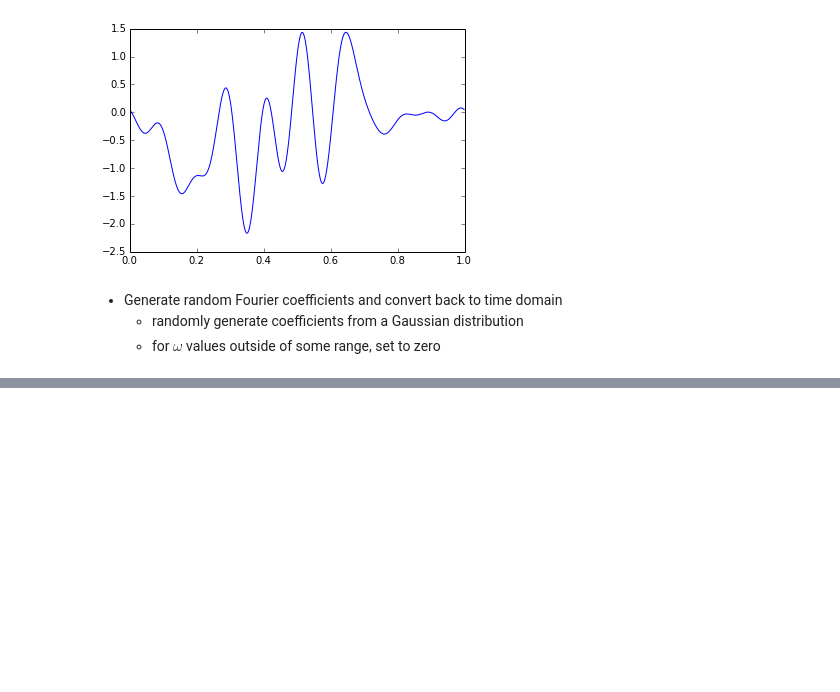
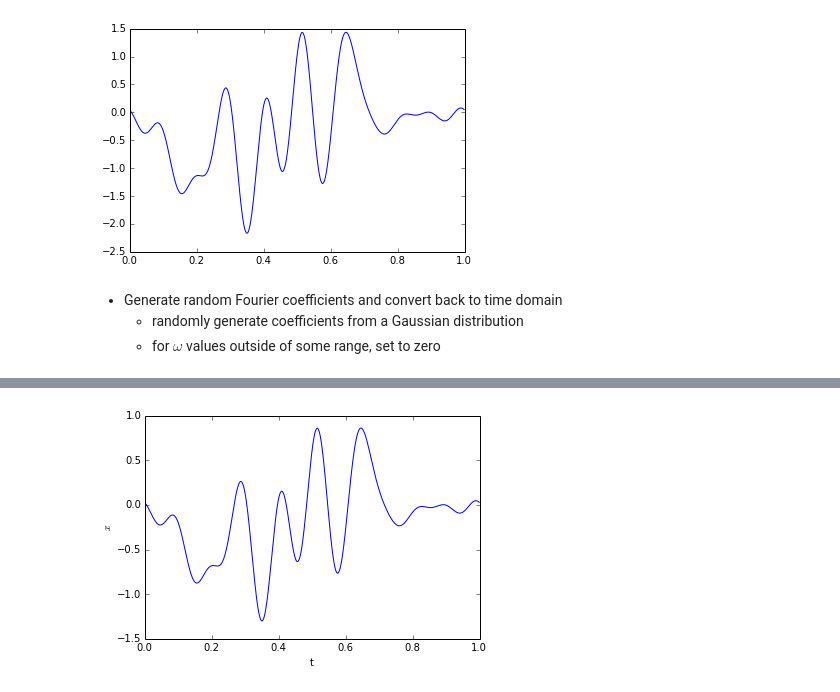
Before and after one commit to tcstewar/syde556, a Jupyter notebook: SYDE 556 Lecture 3 Temporal Representation.ipynb, the cells around one changed output, grey strips where cells are left out. Saved outputs shown, nothing was run; the diff lists cells and outputs as text; code cells hidden in the pictures; blank space fills up the shorter version.

```diff
--- a/SYDE 556 Lecture 3 Temporal Representation.ipynb
+++ b/SYDE 556 Lecture 3 Temporal Representation.ipynb
@@ -537,0 +578,16 @@ show()
+# %%
+import numpy
+import syde556
+T = 1.0
+dt = 0.001
+x, X = syde556.generate_signal(T, dt, rms=0.3, limit=10, seed=3)
+t = numpy.arange(int(T/dt))*dt
+freq = numpy.arange(int(T/dt))/T - (T/dt)/2
+omega = freq*2*numpy.pi
+
+plot(t,x)
+xlabel('t')
+ylabel('$x$')
+show()
+# %% [output]
+[figure, added]
```
Also changed, not shown: parts of 31 cells of this notebook.
